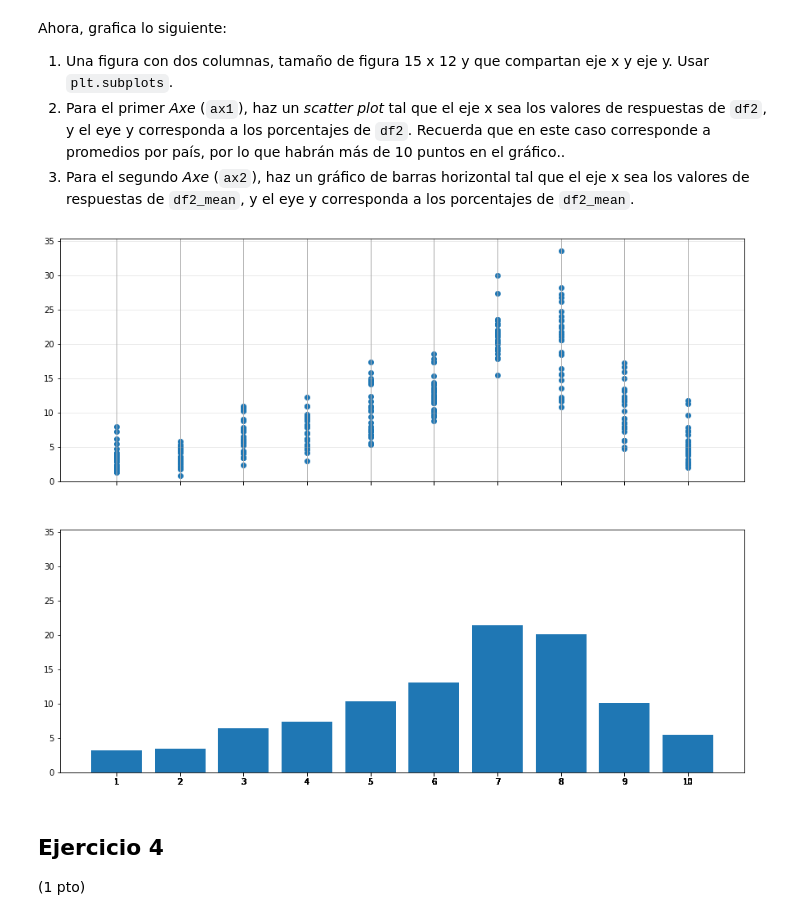
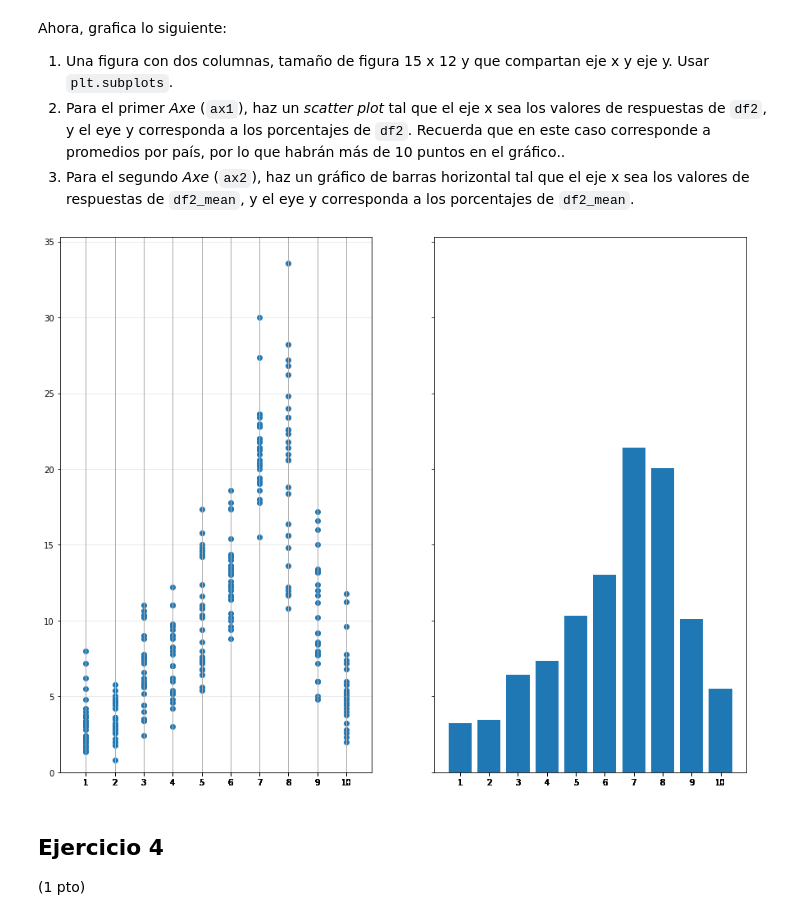
Before and after one commit to CarlosGuerraD/mat281_portfolio, a Jupyter notebook: labs/lab05.ipynb, the cells around one changed output. Saved outputs shown, nothing was run; the diff lists cells and outputs as text; code cells hidden in the pictures.

```diff
--- a/labs/lab05.ipynb
+++ b/labs/lab05.ipynb
@@ -254,23 +254,24 @@ Ahora, grafica lo siguiente:
 # %%
 x = df2["answer"]
 y = df2["mean_percentage"]
 
 x_mean = df2_mean["answer"]
 y_mean = df2_mean["mean_percentage1"]
 
 
-fig, (ax1, ax2) = plt.subplots(nrows=2, figsize=(15, 12), sharex=True, sharey=True)
+fig, (ax1, ax2) = plt.subplots(ncols=2, figsize=(15, 12), sharex=True, sharey=True)
 
 ax1.scatter(x, y, marker='o')
 ax1.grid(alpha=0.3)
 
 ax2.bar(x_mean, y_mean)
 ax2.grid(alpha=0)
 
 plt.xticks(x, df2["answer"])
 plt.show()
+#el enunciado pide el segundo gráfico horizontal, pero me hace mucho más sentido el gráfico en vertical#
 # %% [output]
-[figure, old version]
+[figure, new version]
 # %% [markdown]
 ## Ejercicio 4
 
```
Also changed, not shown: parts of 4 cells of this notebook.
